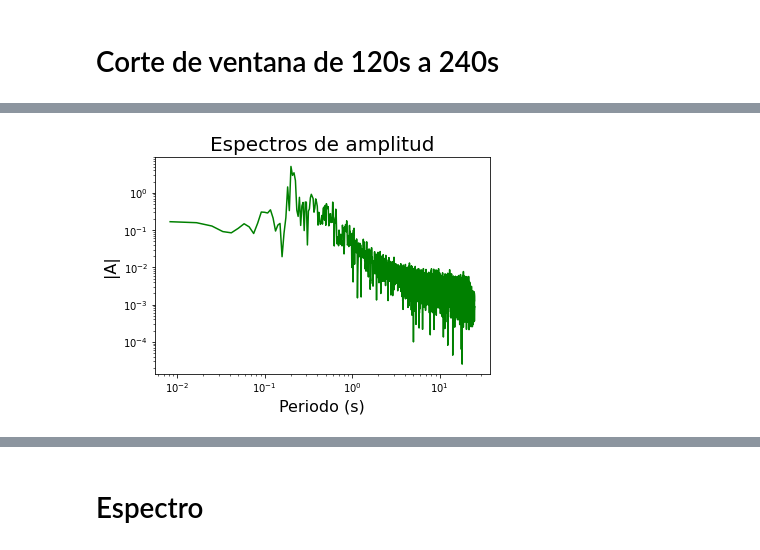
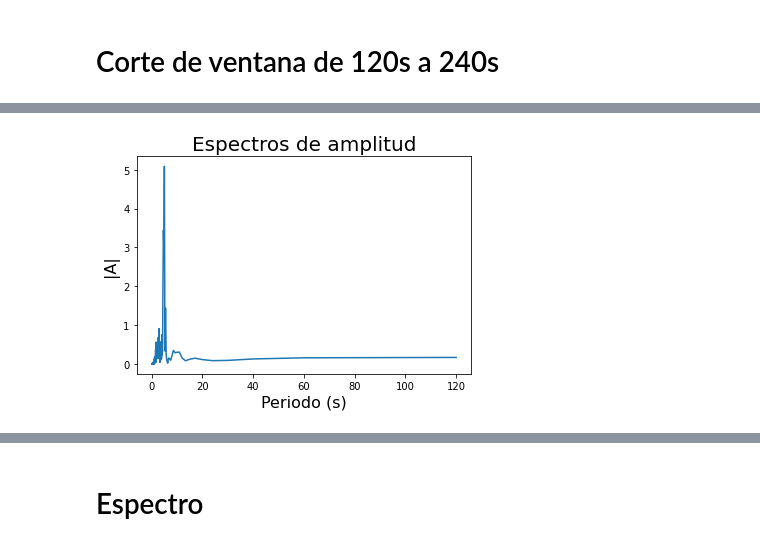
Before and after one commit to elsy-torres/S-T, a Jupyter notebook: FFT-100.ipynb, the cells around one changed output, grey strips where cells are left out. Cells and saved outputs as stored; diff of their text form; code cells hidden in the pictures.

```diff
--- a/FFT-100.ipynb
+++ b/FFT-100.ipynb
@@ -457,8 +466,8 @@ _=plt.show()
 # %%
-plt.loglog(f_1,asb_2[0:2999],'g')
+plt.plot(w_2,asb_2[0:2999])
 plt.ylabel('|A|', fontsize=16,fontname='times new roman')
 plt.xlabel('Periodo (s)', fontsize=16,fontname='times new roman')
 plt.title('Espectros de amplitud', fontsize=20,fontname='times new roman')
 _=plt.show()
 # %% [output]
-[figure, old version]
+[figure, new version]
```
Also changed, not shown: parts of 11 cells of this notebook.
